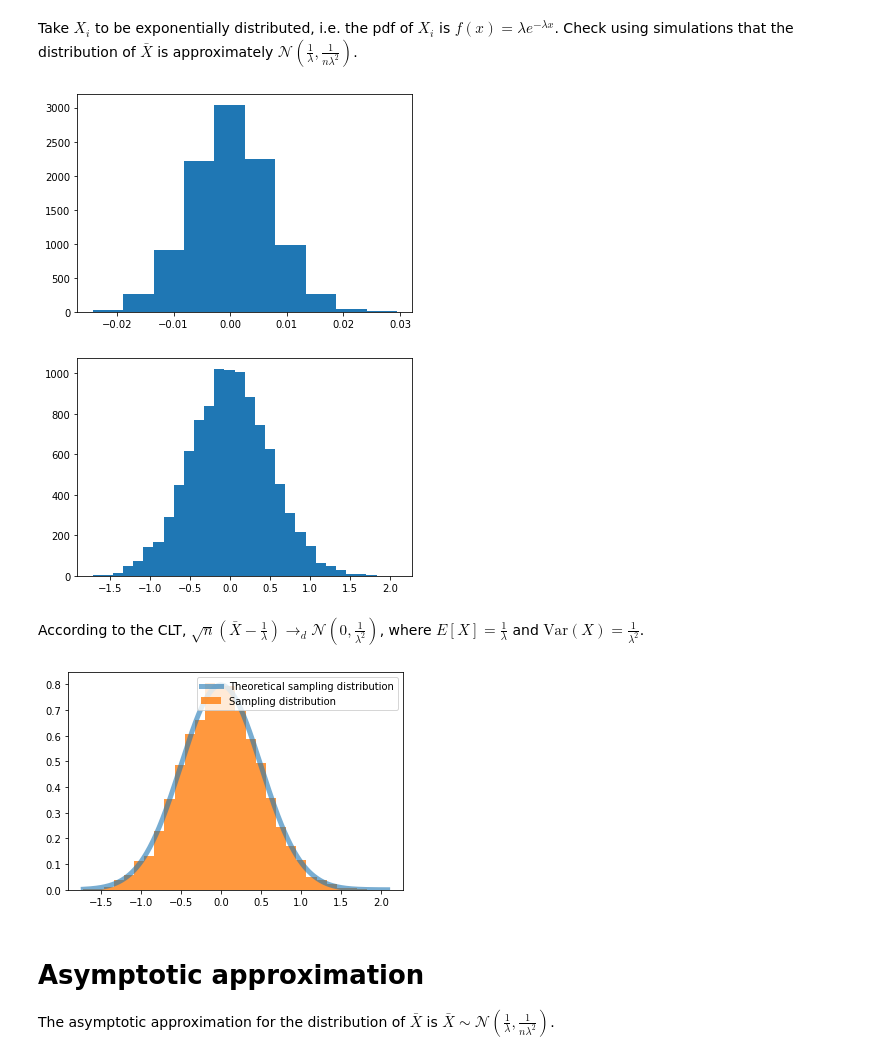
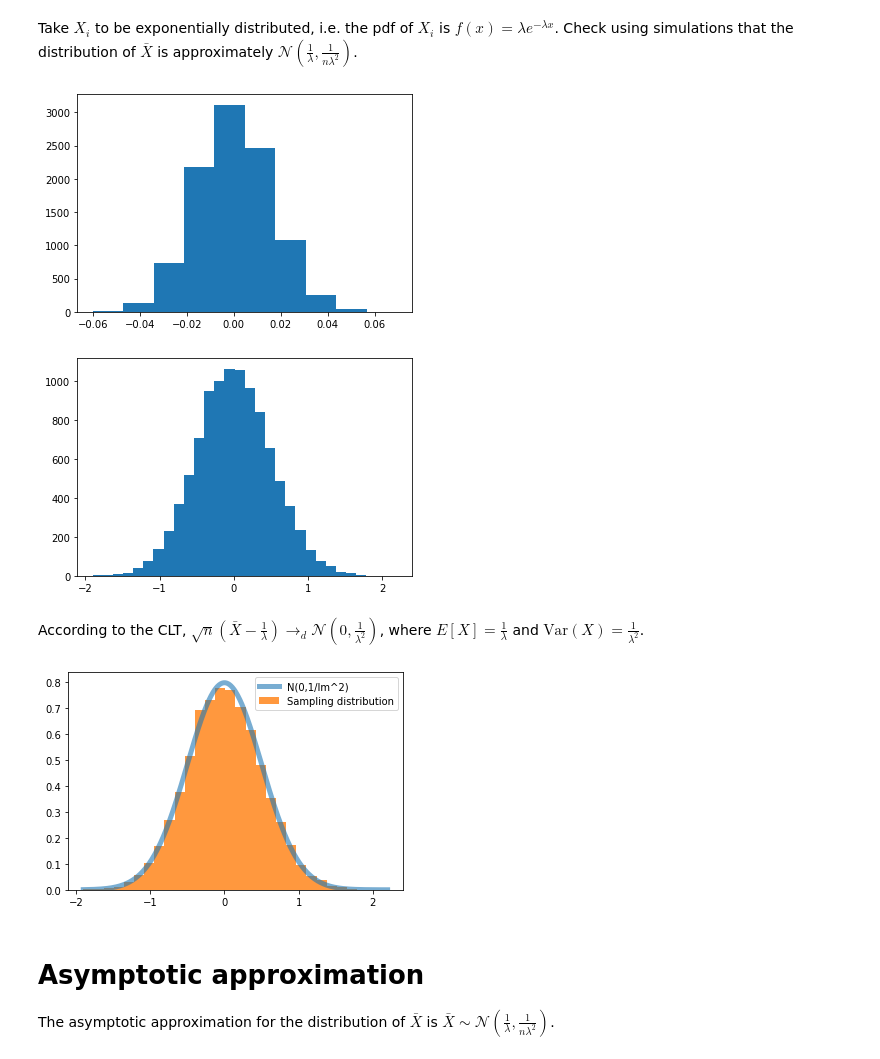
Before and after one commit to khaichiong/meco7312, a Jupyter notebook: Lecture6.ipynb, the cells around one changed output. Cells and saved outputs as stored; diff of their text form; code cells hidden in the pictures.

```diff
--- a/Lecture6.ipynb
+++ b/Lecture6.ipynb
@@ -63,7 +63,7 @@ plt.plot(x_range,y)
 # %% [markdown]
 Take $X_{i}$ to be exponentially distributed, i.e. the pdf of $X_{i}$ is $f(x) =  \lambda e^{-\lambda x}$. Check using simulations that the distribution of $\bar{X}$ is approximately $\mathcal{N}(\frac{1}{\lambda},\frac{1}{n\lambda^{2}})$.
 # %%
-n = 5000 #sample size
+n = 1000 #sample size
 s = 10000  #number of experiments
 lm = 2 #lambda parameter of the exponential distribution
 # %%
@@ -76,26 +76,26 @@ sample_means = np.mean(x,axis=0)
 plt.hist(sample_means-1/lm)
 plt.show()
 # %% [output]
-[figure, old version]
+[figure, new version]
 # %%
 #but sqrt(n)*(sample mean - 1/lm) converges to?
 plt.hist(np.sqrt(n)*(sample_means-1/lm),bins=30)
 plt.show()
 # %% [output]
-[figure, old version]
+[figure, new version]
 # %% [markdown]
 According to the CLT, $\sqrt{n}(\bar{X}-\frac{1}{\lambda}) \rightarrow_{d} \mathcal{N}(0,\frac{1}{\lambda^{2}})$, where $E[X] =  \frac{1}{\lambda}$ and $\text{Var}(X)=\frac{1}{\lambda^{2}}$.
 # %%
-#Compare with the theoretical sampling density
+#Verify CLT
 y = np.sqrt(n)*(sample_means-1/lm)
 z = np.arange(min(y),max(y),0.01)
 fig, ax = plt.subplots(1, 1)
-ax.plot(z,norm.pdf(z, 0, np.sqrt(1/lm**2)),lw=5, alpha=0.6, label='Theoretical sampling distribution')
+ax.plot(z,norm.pdf(z, 0, np.sqrt(1/lm**2)),lw=5, alpha=0.6, label='N(0,1/lm^2)')
 ax.hist(y,bins=30,density=True, histtype='stepfilled', alpha=0.8, label='Sampling distribution')
 ax.legend(loc='upper right')
 plt.show()
 # %% [output]
-[figure, old version]
+[figure, new version]
 # %% [markdown]
 # Asymptotic approximation
 
```
Also changed, not shown: parts of 13 cells of this notebook.
